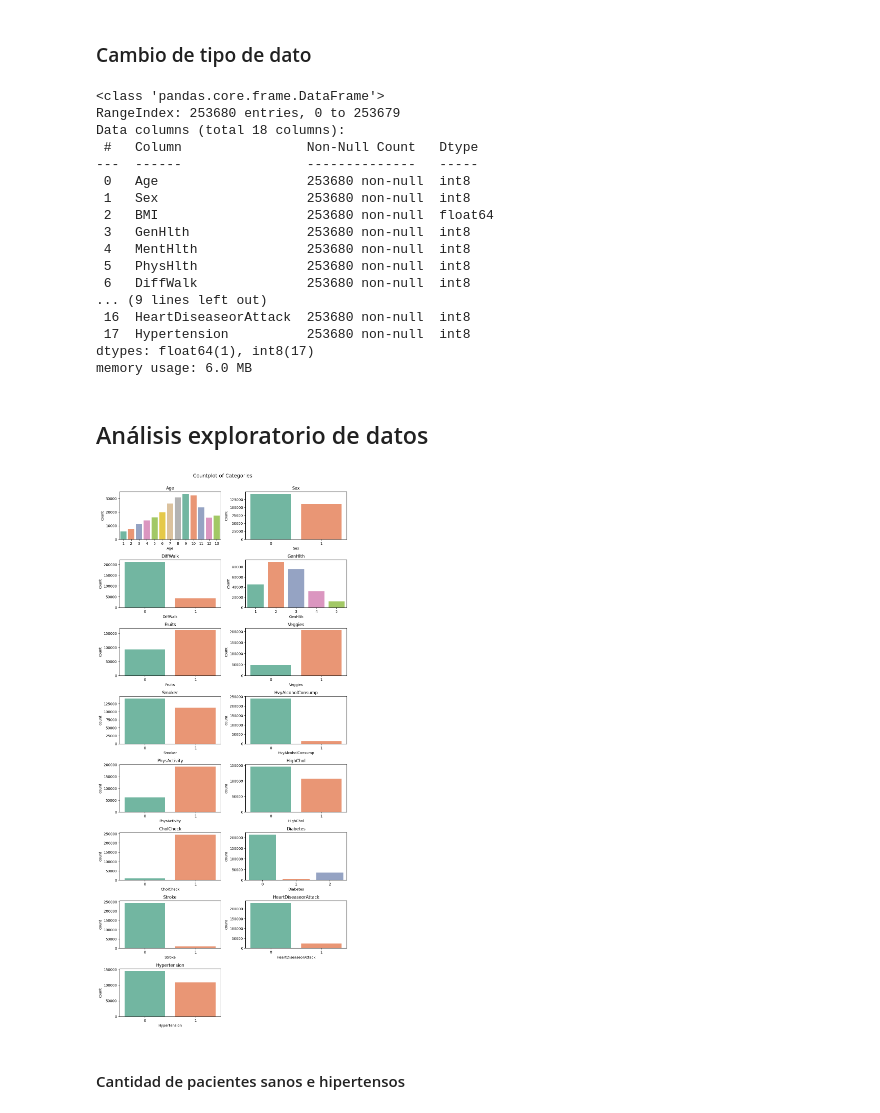
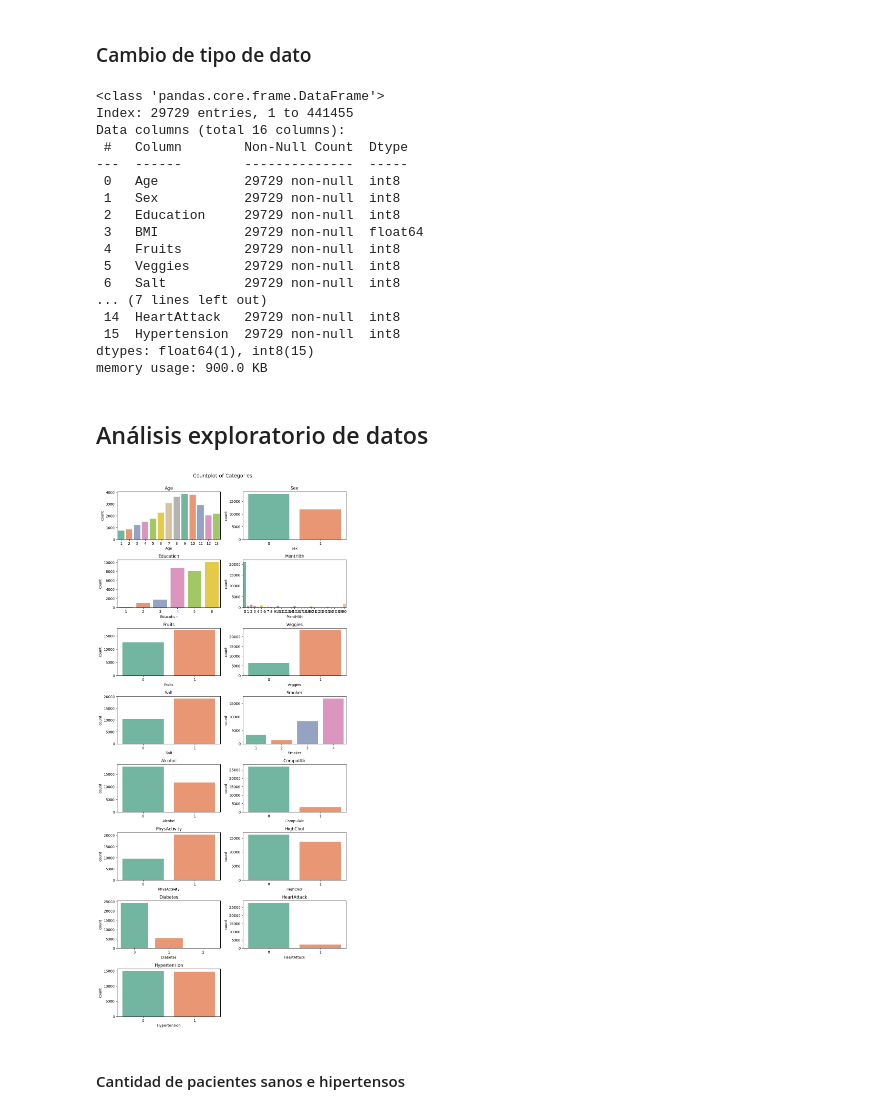
Before and after one commit to GAMM95/PrediHipertension, a Jupyter notebook: dataset/hypertension_model.ipynb, the cells around one changed output. Saved outputs shown, nothing was run; the diff lists cells and outputs as text; code cells hidden in the pictures.

```diff
--- a/dataset/hypertension_model.ipynb
+++ b/dataset/hypertension_model.ipynb
@@ -75,0 +263,6 @@ Librerías importadas
+# %%
+#19 _AGEG5YR
+# Ya es ordinal. 1 es de 18 a 24 años, hasta 13 que representa 80 años o más. Incrementos de 5 años.
+# Eliminar 14 porque es no sabe o está faltante.
+brfss_df_selected = brfss_df_selected[brfss_df_selected._AGEG5YR != 14]
+brfss_df_selected._AGEG5YR.unique()
@@ -76,23 +346,26 @@ Librerías importadas
 # %%
-# Lee el archivo CSV
-DF = pd.read_csv('/PrediHipertension/dataset/dataset_hypertension.csv')
-print ('Forma inicial del DataFrame: ' , DF.shape)
+# Leer un excel
+# DF = pd.read_csv('/content/drive/MyDrive/PrediHipertension/dataset_hypertension.csv')
+# print ('DataFrame tiene la forma: ' , DF.shape)
+
 # Define el nombre de la columna que deseas mover al último lugar y realiza la operación
 columna_a_mover = 'HighBP'
 if columna_a_mover in DF.columns:
     DF = DF[[col for col in DF.columns if col != columna_a_mover] + [columna_a_mover]].rename(columns={'HighBP': 'Hypertension'})
 
 # Define las columnas a eliminar y elimínalas si están presentes
-columnas_a_eliminar = ['AnyHealthcare', 'NoDocbcCost', 'Education', 'Income']
-DF = DF.drop(columns=[col for col in columnas_a_eliminar if col in DF.columns])
+# columnas_a_eliminar = ['AnyHealthcare', 'NoDocbcCost', 'Education', 'Income']
+# DF = DF.drop(columns=[col for col in columnas_a_eliminar if col in DF.columns])
 
 # Define el orden deseado de las columnas y reordena el DataFrame según el nuevo orden
-nuevo_orden = ['Age', 'Sex', 'BMI', 'GenHlth', 'MentHlth', 'PhysHlth', 'DiffWalk', 'Fruits', 'Veggies', 'Smoker', 'HvyAlcoholConsump', 'PhysActivity', 'HighChol', 'CholCheck', 'Diabetes', 'Stroke', 'HeartDiseaseorAttack', 'Hypertension']
+nuevo_orden = ['Age', 'Sex','Education',
+               'BMI', 'Fruits', 'Veggies', 'Salt', 'PhysActivity', 'Smoker', 'MentHlth', 'Alcohol','CompulAlc',
+               'HighChol', 'Diabetes','HeartAttack',
+               'Hypertension']
 DF = DF[nuevo_orden]
 
 # Imprime la forma del DataFrame y muestra las primeras 10 filas
 print('Forma final del DataFrame:', DF.shape)
-
-# Mostrar 5 datos aleatorios
+# random sample of data
 DF.sample(5)
 # %% [output]
@@ -201,11 +469,10 @@ DF.describe()
 # %%
 # Definir el nuevo orden de las variables
 variables = nuevo_orden
-Variables_enteras = ['Age', 'Sex', 'GenHlth', 'MentHlth',
-                     'PhysHlth', 'DiffWalk', 'Fruits',
-                     'Veggies', 'Smoker', 'HvyAlcoholConsump',
-                     'PhysActivity', 'HighChol', 'CholCheck',
-                     'Diabetes', 'Stroke', 'HeartDiseaseorAttack',
+Variables_enteras = ['Age', 'Sex', 'Education', 'MentHlth',
+                     'Fruits', 'Veggies', 'Salt','Smoker',  'Alcohol',
+                     'CompulAlc', 'PhysActivity', 'HighChol',
+                     'Diabetes', 'HeartAttack',
                      'Hypertension']
 variables_decimales = ['BMI']
 
@@ -216,48 +483,47 @@ DF[Variables_enteras] = DF[Variables_enteras].astype(np.int8)
 DF.info()
 # %% [output]
 <class 'pandas.core.frame.DataFrame'>
-RangeIndex: 253680 entries, 0 to 253679
-Data columns (total 18 columns):
- #   Column                Non-Null Count   Dtype
----  ------                --------------   -----
- 0   Age                   253680 non-null  int8
- 1   Sex                   253680 non-null  int8
- 2   BMI                   253680 non-null  float64
- 3   GenHlth               253680 non-null  int8
- 4   MentHlth              253680 non-null  int8
- 5   PhysHlth              253680 non-null  int8
- 6   DiffWalk              253680 non-null  int8
-... (9 lines left out)
- 16  HeartDiseaseorAttack  253680 non-null  int8
- 17  Hypertension          253680 non-null  int8
-dtypes: float64(1), int8(17)
-memory usage: 6.0 MB
+Index: 29729 entries, 1 to 441455
+Data columns (total 16 columns):
+ #   Column        Non-Null Count  Dtype
+---  ------        --------------  -----
+ 0   Age           29729 non-null  int8
+ 1   Sex           29729 non-null  int8
+ 2   Education     29729 non-null  int8
+ 3   BMI           29729 non-null  float64
+ 4   Fruits        29729 non-null  int8
+ 5   Veggies       29729 non-null  int8
+ 6   Salt          29729 non-null  int8
+... (7 lines left out)
+ 14  HeartAttack   29729 non-null  int8
+ 15  Hypertension  29729 non-null  int8
+dtypes: float64(1), int8(15)
+memory usage: 900.0 KB
 # %% [markdown]
 ## Análisis exploratorio de datos
 # %%
 # Definir los colores que quieres usar
 custom_palette = sns.color_palette("Set2")
 
 # Lista de columnas
-col = ['Age', 'Sex','DiffWalk', 'GenHlth', 'Fruits',
-       'Veggies', 'Smoker', 'HvyAlcoholConsump',
-       'PhysActivity', 'HighChol', 'CholCheck',
-       'Diabetes','Stroke','HeartDiseaseorAttack',
-       'Hypertension']
-
+col = ['Age', 'Sex', 'Education', 'MentHlth',
+                     'Fruits', 'Veggies', 'Salt','Smoker',  'Alcohol',
+                     'CompulAlc', 'PhysActivity', 'HighChol',
+                     'Diabetes', 'HeartAttack',
+                     'Hypertension']
 # Crear el gráfico
 plt.figure(figsize=(10, 40))
 for i,column in enumerate(col):
     plt.subplot(len(col), 2, i+1)
     plt.suptitle("Countplot of Categories", fontsize=14, x=0.5, y=1)
     sns.countplot(data=DF, x=column, palette=custom_palette)
     plt.title(f"{column}")
     plt.tight_layout()
 
 # Mostrar los gráficos
 plt.show()
 # %% [output]
-[figure, old version]
+[figure, new version]
 # %% [markdown]
 #### Cantidad de pacientes sanos e hipertensos
 # %%
```
Also changed, not shown: parts of 68 cells of this notebook, 10 other files.
